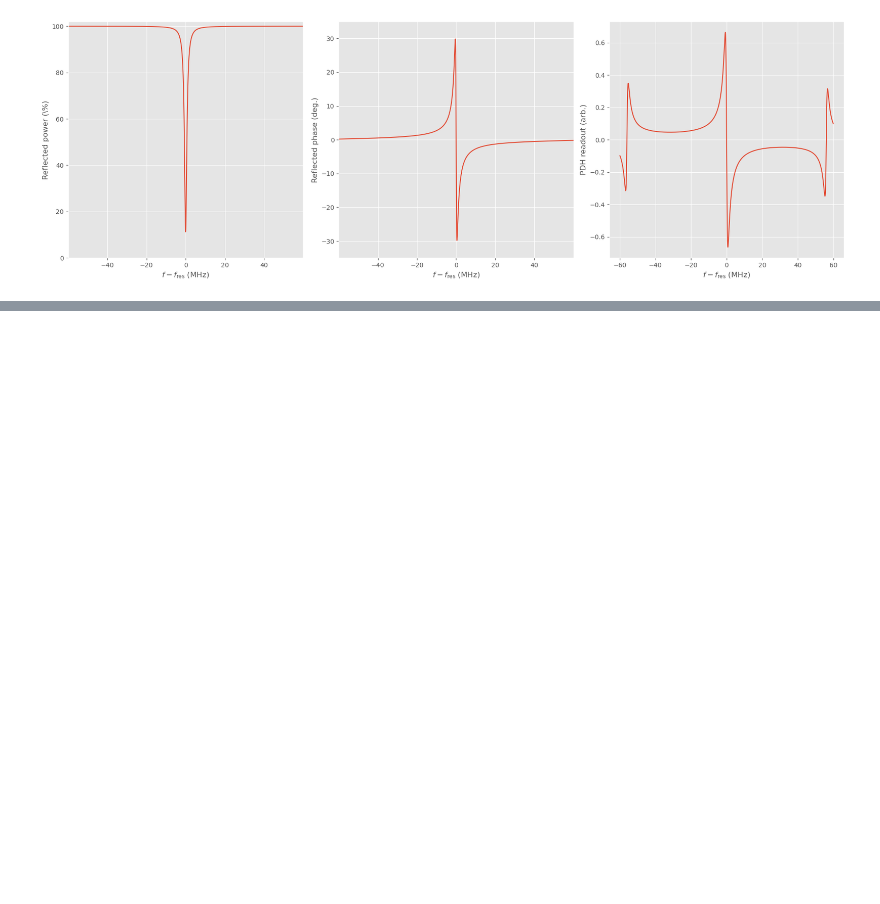
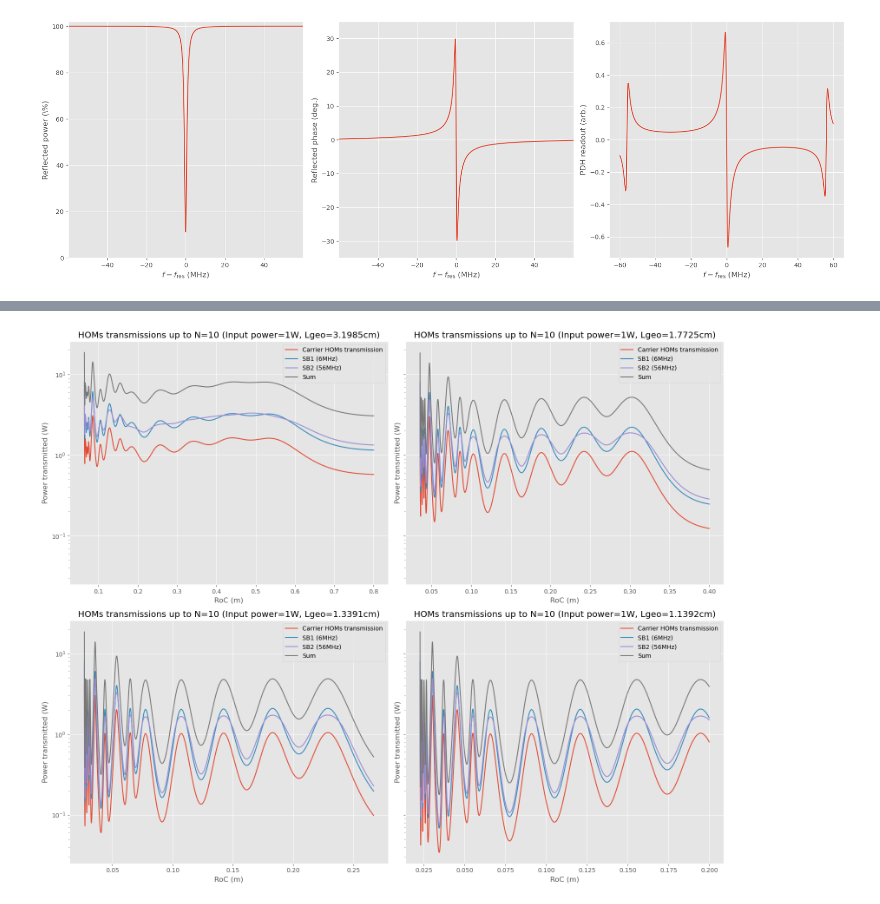
Before and after one commit to antoine-amy/AdV_AMC_design, a Jupyter notebook: MC_design.ipynb, the cells around one changed output, grey strips where cells are left out. Drawn from its saved outputs; the diff is of its cells as text; code cells hidden in the pictures; blank space fills up the shorter version.

```diff
--- a/MC_design.ipynb
+++ b/MC_design.ipynb
@@ -533,0 +251,23 @@ Circ power (MW/m²): 8.54681826378495
+# %%
+# Input parameters
+length_divisors = [2, 4, 6, 8]
+results = []
+
+for divisor in length_divisors:
+    Lgeo = MCdf.Lgeo_cavity(0.061315/divisor, 0.026068)
+    Lopt = 2*idxn*Lgeo
+    FLopt_max = (c * np.sqrt(1 - SB_limit)) / (4 * fm[-1] * np.sqrt(SB_limit))
+    Fomc = FLopt_max / Lopt
+    RoC_max = 1.6/divisor
+    rho_vect, T_HOMs_vect_car, T_HOMs_vect_SB = MCdf.THOMvsRoC(Lgeo, Fomc, RoC_max, fm, P_HOMs, 10001)
+    T_HOMs_vect_sum = T_HOMs_vect_car + T_HOMs_vect_SB[0] + T_HOMs_vect_SB[1]
+    r = rho_vect[np.argmin(T_HOMs_vect_sum)]
+    waist = MCdf.waist_size(Lgeo, r, lambda_)
+    max_pwr = MCdf.circ_power(1.0, waist)
+    print(f"Length (cm): Geometric (divisor={divisor})= ", Lgeo * 10 ** 2, ", physical= ", (0.061315/divisor)*1e2)
+    print("Finesse: ", Fomc)
+    print("Ideal RoC (m): ", r)
+    print("Waist size (μm):", waist*1e6)
+    print("Circ power (MW/m²):", max_pwr/1e6) # Supposing an input of 1W
+    print()
+    results.append((rho_vect, T_HOMs_vect_car, T_HOMs_vect_SB, T_HOMs_vect_sum, Lgeo))
@@ -533,0 +292,20 @@ Circ power (MW/m²): 8.54681826378495
+# %%
+fig, axes = plt.subplots(2, 2, figsize=(16, 13), sharex=False, sharey=True)
+axes = axes.flatten()
+
+for i, (rho_vect, T_HOMs_vect_car, T_HOMs_vect_SB, T_HOMs_vect_sum, Lgeo) in enumerate(results):
+    ax = axes[i]
+    ax.plot(rho_vect, T_HOMs_vect_car, label='Carrier HOMs transmission')
+    ax.plot(rho_vect, T_HOMs_vect_SB[0], label='SB1 (6MHz)')
+    ax.plot(rho_vect, T_HOMs_vect_SB[1], label='SB2 (56MHz)')
+    ax.plot(rho_vect, T_HOMs_vect_sum, label='Sum')
+    ax.set_xlabel('RoC (m)')
+    ax.set_ylabel('Power transmitted (W)')
+    ax.set_yscale('log')
+    ax.set_title(f'HOMs transmissions up to N=10 (Input power=1W, Lgeo={round((Lgeo)*1e2,4)}cm)')
+    ax.legend()
+
+plt.tight_layout()
+plt.show()
+# %% [output]
+[figure, added]
```
Also changed, not shown: parts of 55 cells of this notebook, 13 other files.
